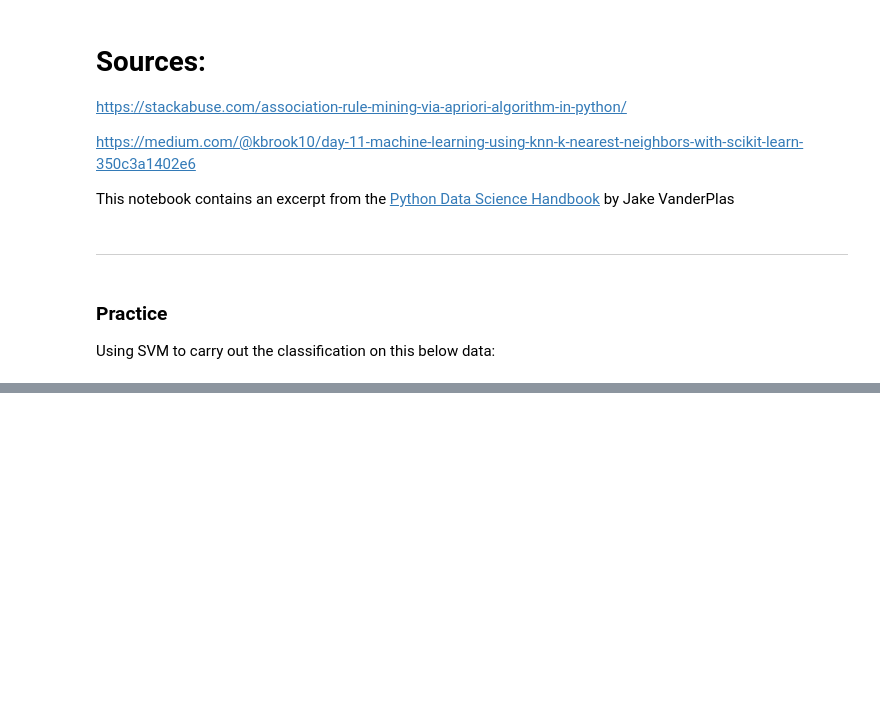
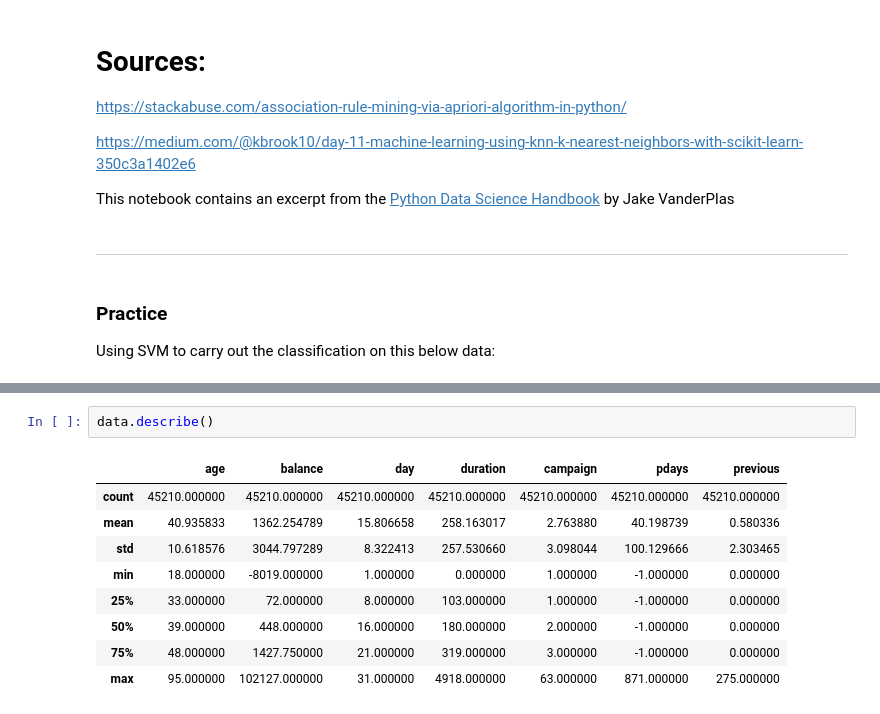
Before and after one commit to nhuyen183/DS-DV-Project, a Jupyter notebook: Basic_Data_Mining_Using_Python.ipynb, the cells around one changed output, grey strips where cells are left out. Cells and saved outputs as stored; diff of their text form; blank space fills up the shorter version.

```diff
--- a/Basic_Data_Mining_Using_Python.ipynb
+++ b/Basic_Data_Mining_Using_Python.ipynb
@@ -777,0 +838,12 @@ data.head()
+# %%
+data.describe()
+# %% [output]
+|  | age | balance | day | duration | campaign | pdays | previous |
+| count | 45210.000000 | 45210.000000 | 45210.000000 | 45210.000000 | 45210.000000 | 45210.000000 | 45210.000000 |
+| mean | 40.935833 | 1362.254789 | 15.806658 | 258.163017 | 2.763880 | 40.198739 | 0.580336 |
+| std | 10.618576 | 3044.797289 | 8.322413 | 257.530660 | 3.098044 | 100.129666 | 2.303465 |
+| min | 18.000000 | -8019.000000 | 1.000000 | 0.000000 | 1.000000 | -1.000000 | 0.000000 |
+| 25% | 33.000000 | 72.000000 | 8.000000 | 103.000000 | 1.000000 | -1.000000 | 0.000000 |
+| 50% | 39.000000 | 448.000000 | 16.000000 | 180.000000 | 2.000000 | -1.000000 | 0.000000 |
+| 75% | 48.000000 | 1427.750000 | 21.000000 | 319.000000 | 3.000000 | -1.000000 | 0.000000 |
+| max | 95.000000 | 102127.000000 | 31.000000 | 4918.000000 | 63.000000 | 871.000000 | 275.000000 |
```
Also changed, not shown: parts of 23 cells of this notebook.
